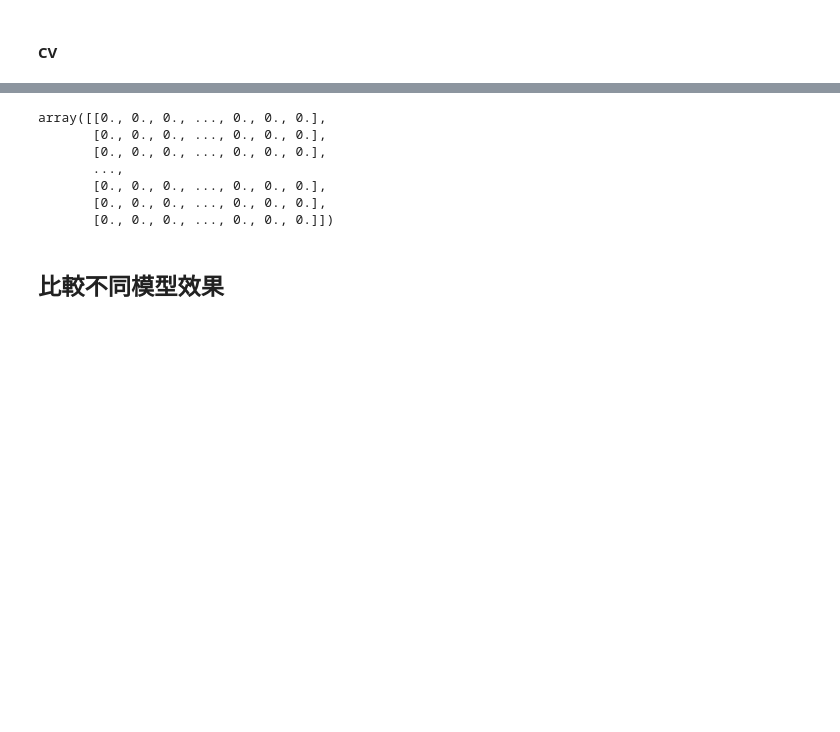
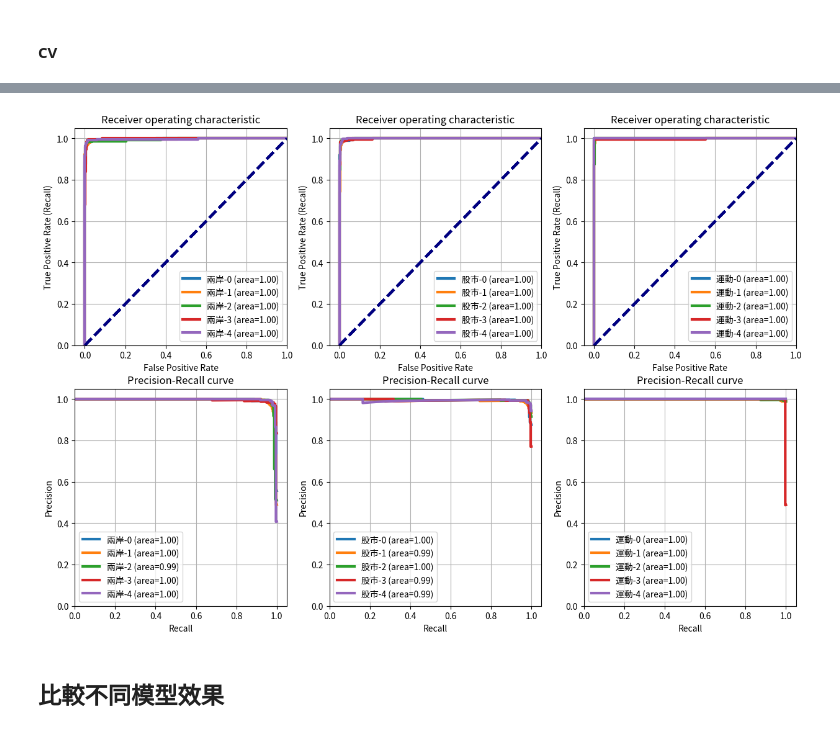
Before and after one commit to Text-Analytics-and-Retrieval/SMA_2023S, a Jupyter notebook: week11_classification/classification_zh_udn.ipynb, the cells around one changed output, grey strips where cells are left out. Saved outputs shown, nothing was run; the diff lists cells and outputs as text; code cells hidden in the pictures; blank space fills up the shorter version.

```diff
--- a/week11_classification/classification_zh_udn.ipynb
+++ b/week11_classification/classification_zh_udn.ipynb
@@ -482,13 +548,60 @@ vec = TfidfVectorizer(max_features=10000).fit_transform(X_train).toarray()
-# %%
-vec
-# %% [output]
-array([[0., 0., 0., ..., 0., 0., 0.],
-       [0., 0., 0., ..., 0., 0., 0.],
-       [0., 0., 0., ..., 0., 0., 0.],
-       ...,
-       [0., 0., 0., ..., 0., 0., 0.],
-       [0., 0., 0., ..., 0., 0., 0.],
-       [0., 0., 0., ..., 0., 0., 0.]])
+# %%
+fig, ax = plt.subplots(nrows=2, ncols=3, figsize=(15, 10))
+kf = KFold(n_splits=5)
+classes = scores['estimator'][0].classes_
+
+for k, (train, test) in enumerate(kf.split(vec_train, y_train)):
+    clf.fit(vec_train[train,:], y_train.iloc[train])
+    y_pred = clf.predict(vec_train[test,:])
+    y_test = y_train.iloc[test]
+    y_pred_proba = clf.predict_proba(vec_train[test,:])
+    y_onehot_test = label_binarizer.transform(y_test)
+
+
+    ## Plot roc
+    for i in range(len(classes)):
+        fpr, tpr, thresholds = roc_curve(y_onehot_test[:, i], y_pred_proba[:, i])
+        ax[0,i].plot(
+            fpr,
+            tpr,
+            lw=3,
+            label="{0}-{1} (area={2:0.2f})".format(classes[i], k, auc(fpr, tpr)),
+        )
+        ax[0,i].plot([0, 1], [0, 1], color="navy", lw=3, linestyle="--")
+        ax[0,i].set(
+            xlim=[-0.05, 1.0],
+            ylim=[0.0, 1.05],
+            xlabel="False Positive Rate",
+            ylabel="True Positive Rate (Recall)",
+            title="Receiver operating characteristic",
+        )
+        ax[0,i].legend(loc="best")
+        ax[0,i].grid(True)
+
+    ## Plot precision-recall curve
+    for i in range(len(classes)):
+        precision, recall, thresholds = precision_recall_curve(
+            y_onehot_test[:, i], y_pred_proba[:, i]
+        )
+        ax[1,i].plot(
+            recall,
+            precision,
+            lw=3,
+            label="{0}-{1} (area={2:0.2f})".format(classes[i], k,auc(recall, precision)),
+        )
+        ax[1,i].set(
+            xlim=[0.0, 1.05],
+            ylim=[0.0, 1.05],
+            xlabel="Recall",
+            ylabel="Precision",
+            title="Precision-Recall curve",
+        )
+        ax[1,i].legend(loc="best")
+        ax[1,i].grid(True)
+
+plt.show()
+# %% [output]
+[figure, added]
 # %% [markdown]
 ## 比較不同模型效果
 # %%
```
Also changed, not shown: parts of 79 cells of this notebook, 1 other file.
